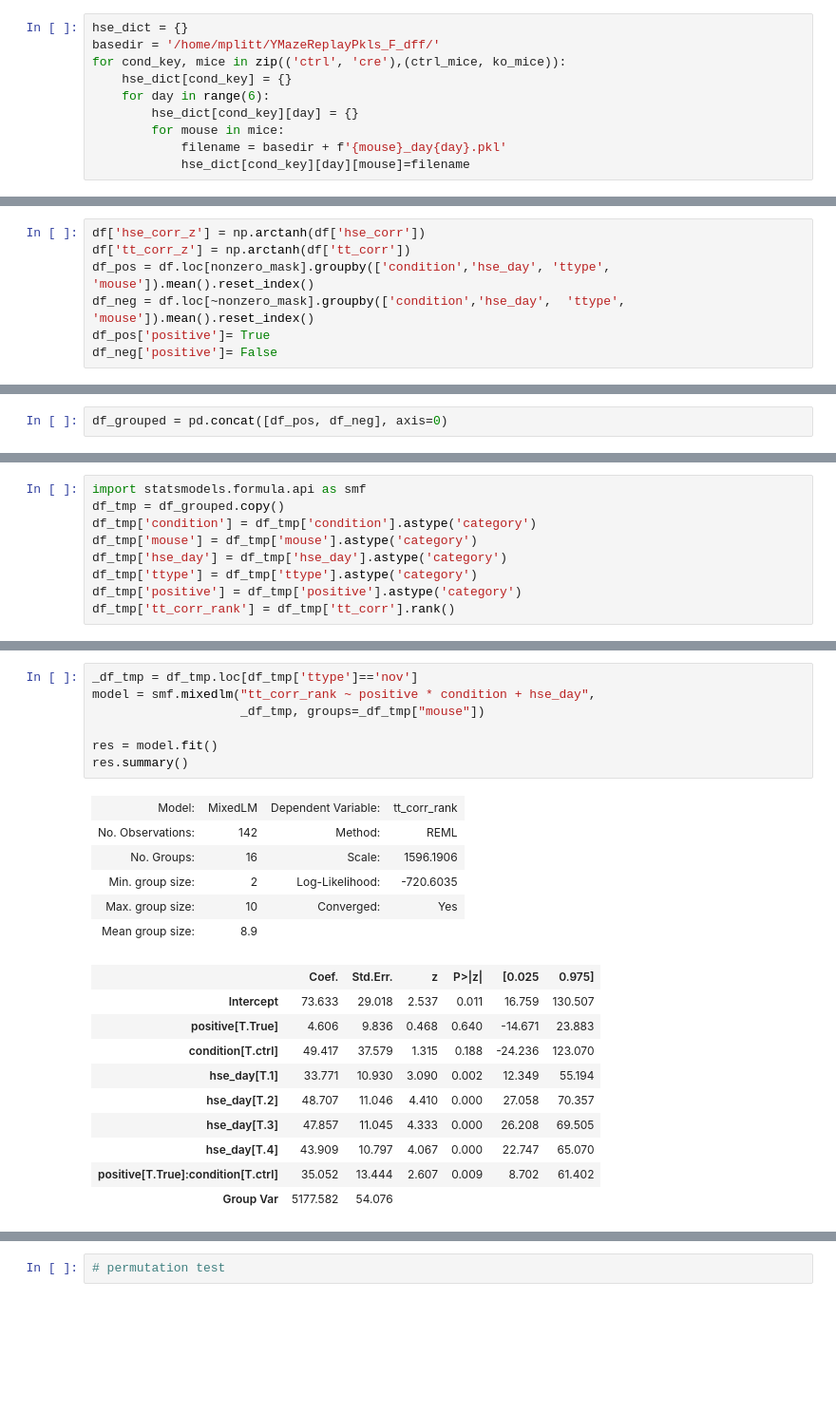
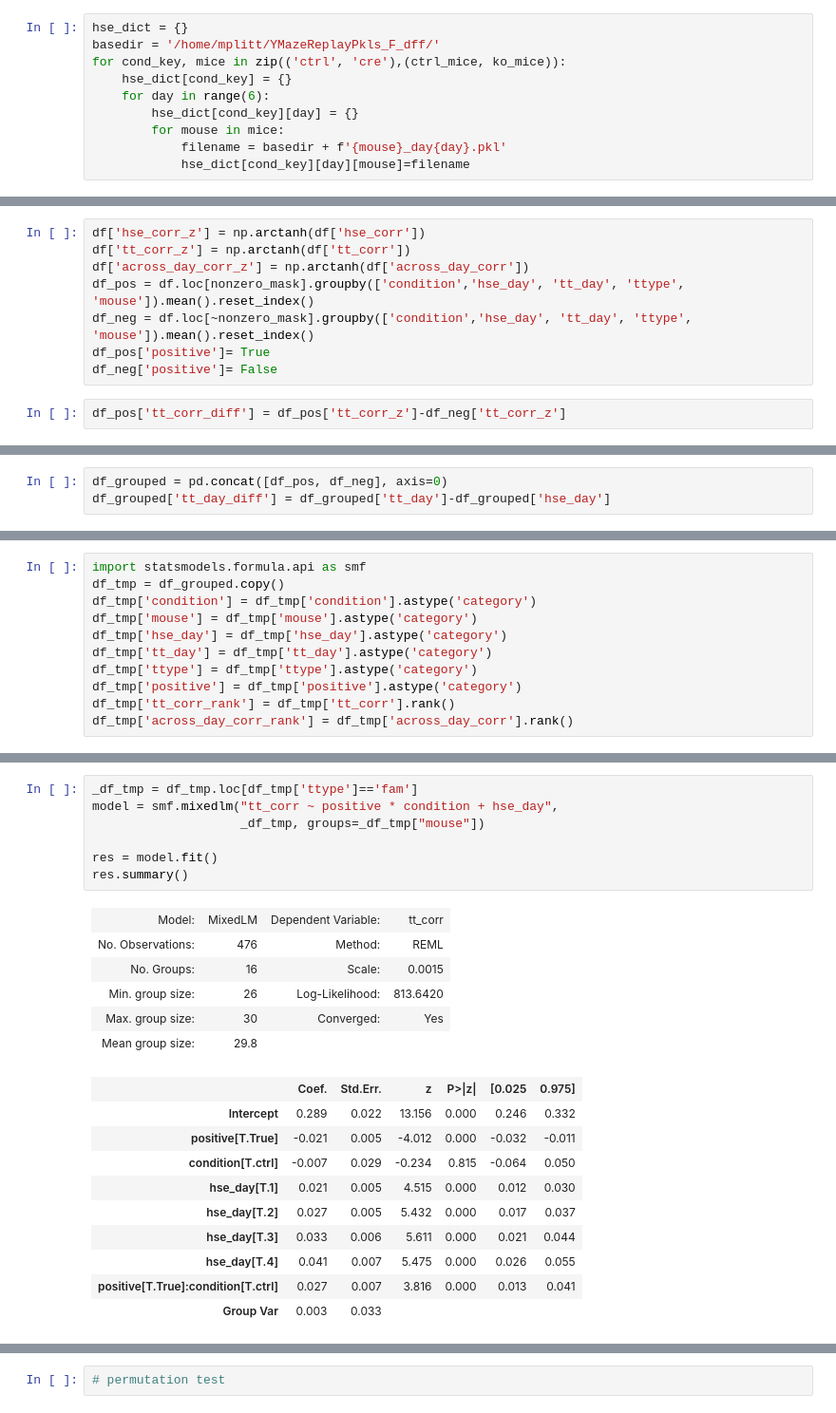
Before and after one commit to GiocomoLab/STX3KO_analyses, a Jupyter notebook: notebooks/figure6/replay_corr.ipynb, the cells around one changed output, grey strips where cells are left out. Shown at 95% size. Saved outputs shown, nothing was run; the diff lists cells and outputs as text; blank space fills up the shorter version.

```diff
--- a/notebooks/figure6/replay_corr.ipynb
+++ b/notebooks/figure6/replay_corr.ipynb
@@ -391,7 +367,10 @@ df.head()
 # %%
 df['hse_corr_z'] = np.arctanh(df['hse_corr'])
 df['tt_corr_z'] = np.arctanh(df['tt_corr'])
-df_pos = df.loc[nonzero_mask].groupby(['condition','hse_day', 'ttype', 'mouse']).mean().reset_index()
-df_neg = df.loc[~nonzero_mask].groupby(['condition','hse_day',  'ttype', 'mouse']).mean().reset_index()
+df['across_day_corr_z'] = np.arctanh(df['across_day_corr'])
+df_pos = df.loc[nonzero_mask].groupby(['condition','hse_day', 'tt_day', 'ttype', 'mouse']).mean().reset_index()
+df_neg = df.loc[~nonzero_mask].groupby(['condition','hse_day', 'tt_day', 'ttype', 'mouse']).mean().reset_index()
 df_pos['positive']= True
 df_neg['positive']= False
+# %%
+df_pos['tt_corr_diff'] = df_pos['tt_corr_z']-df_neg['tt_corr_z']
@@ -398,5 +703,6 @@ df_neg['positive']= False
 # %%
 df_grouped = pd.concat([df_pos, df_neg], axis=0)
+df_grouped['tt_day_diff'] = df_grouped['tt_day']-df_grouped['hse_day']
 # %%
 df_grouped.head()
 # %% [output]
@@ -467,7 +776,9 @@ df_tmp = df_grouped.copy()
 df_tmp['condition'] = df_tmp['condition'].astype('category')
 df_tmp['mouse'] = df_tmp['mouse'].astype('category')
 df_tmp['hse_day'] = df_tmp['hse_day'].astype('category')
+df_tmp['tt_day'] = df_tmp['tt_day'].astype('category')
 df_tmp['ttype'] = df_tmp['ttype'].astype('category')
 df_tmp['positive'] = df_tmp['positive'].astype('category')
 df_tmp['tt_corr_rank'] = df_tmp['tt_corr'].rank()
+df_tmp['across_day_corr_rank'] = df_tmp['across_day_corr'].rank()
 # %%
@@ -513,24 +828,24 @@ D'Agostino: χ²=29.293, p=4.36e-07
 # %%
-_df_tmp = df_tmp.loc[df_tmp['ttype']=='nov']
-model = smf.mixedlm("tt_corr_rank ~ positive * condition + hse_day",
+_df_tmp = df_tmp.loc[df_tmp['ttype']=='fam']
+model = smf.mixedlm("tt_corr ~ positive * condition + hse_day",
                     _df_tmp, groups=_df_tmp["mouse"])
 
 res = model.fit()
 res.summary()
 # %% [output]
-| Model: | MixedLM | Dependent Variable: | tt_corr_rank |
-| No. Observations: | 142 | Method: | REML |
-| No. Groups: | 16 | Scale: | 1596.1906 |
-| Min. group size: | 2 | Log-Likelihood: | -720.6035 |
-| Max. group size: | 10 | Converged: | Yes |
-| Mean group size: | 8.9 |  |  |
+| Model: | MixedLM | Dependent Variable: | tt_corr |
+| No. Observations: | 476 | Method: | REML |
+| No. Groups: | 16 | Scale: | 0.0015 |
+| Min. group size: | 26 | Log-Likelihood: | 813.6420 |
+| Max. group size: | 30 | Converged: | Yes |
+| Mean group size: | 29.8 |  |  |
 |  | Coef. | Std.Err. | z | P>|z| | [0.025 | 0.975] |
-| Intercept | 73.633 | 29.018 | 2.537 | 0.011 | 16.759 | 130.507 |
-| positive[T.True] | 4.606 | 9.836 | 0.468 | 0.640 | -14.671 | 23.883 |
-| condition[T.ctrl] | 49.417 | 37.579 | 1.315 | 0.188 | -24.236 | 123.070 |
-| hse_day[T.1] | 33.771 | 10.930 | 3.090 | 0.002 | 12.349 | 55.194 |
-| hse_day[T.2] | 48.707 | 11.046 | 4.410 | 0.000 | 27.058 | 70.357 |
-| hse_day[T.3] | 47.857 | 11.045 | 4.333 | 0.000 | 26.208 | 69.505 |
-| hse_day[T.4] | 43.909 | 10.797 | 4.067 | 0.000 | 22.747 | 65.070 |
-| positive[T.True]:condition[T.ctrl] | 35.052 | 13.444 | 2.607 | 0.009 | 8.702 | 61.402 |
-| Group Var | 5177.582 | 54.076 |  |  |  |  |
+| Intercept | 0.289 | 0.022 | 13.156 | 0.000 | 0.246 | 0.332 |
+| positive[T.True] | -0.021 | 0.005 | -4.012 | 0.000 | -0.032 | -0.011 |
+| condition[T.ctrl] | -0.007 | 0.029 | -0.234 | 0.815 | -0.064 | 0.050 |
+| hse_day[T.1] | 0.021 | 0.005 | 4.515 | 0.000 | 0.012 | 0.030 |
+| hse_day[T.2] | 0.027 | 0.005 | 5.432 | 0.000 | 0.017 | 0.037 |
+| hse_day[T.3] | 0.033 | 0.006 | 5.611 | 0.000 | 0.021 | 0.044 |
+| hse_day[T.4] | 0.041 | 0.007 | 5.475 | 0.000 | 0.026 | 0.055 |
+| positive[T.True]:condition[T.ctrl] | 0.027 | 0.007 | 3.816 | 0.000 | 0.013 | 0.041 |
+| Group Var | 0.003 | 0.033 |  |  |  |  |
```
Also changed, not shown: parts of 35 cells of this notebook, 8 other files.
